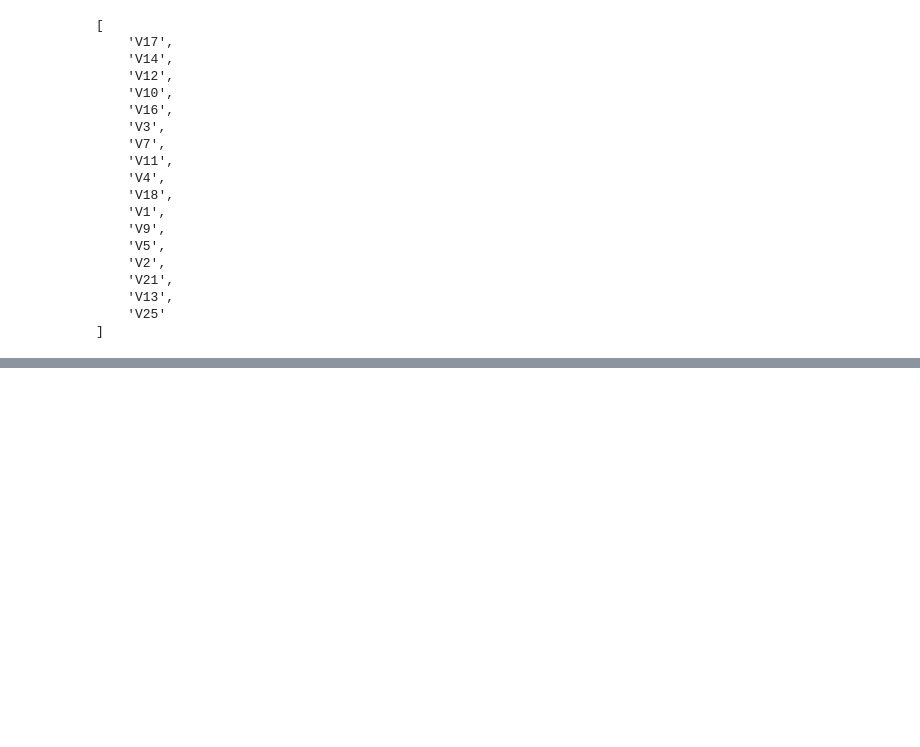
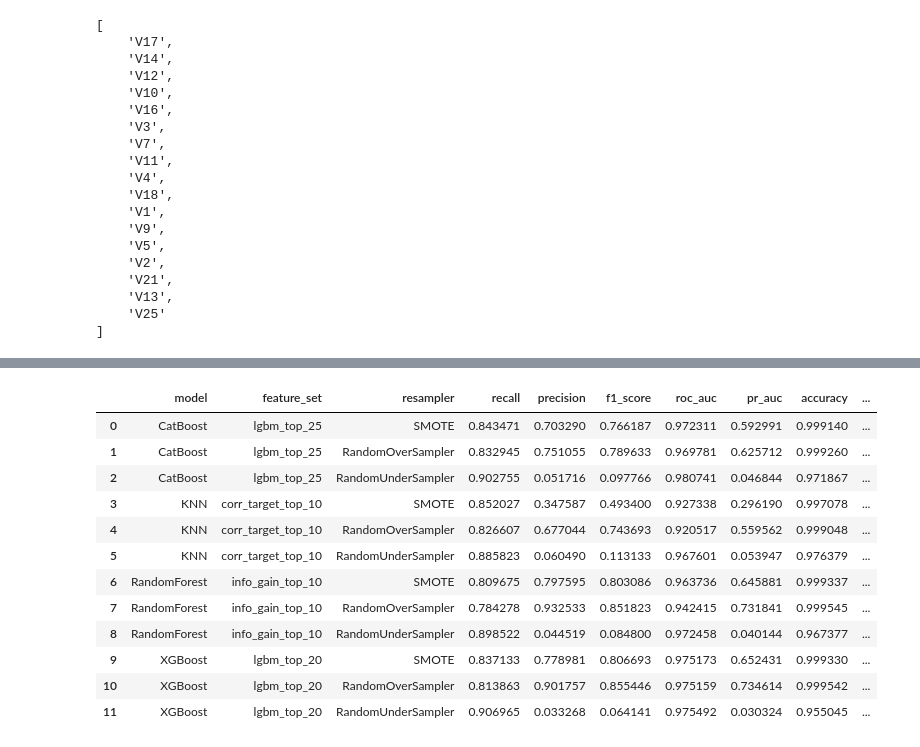
Before and after one commit to tinazezlin/credit-card-fraud-detection, a Jupyter notebook: ccf-detection/notebooks/Exploratory_data_analysis.ipynb, the cells around one changed output, grey strips where cells are left out. Saved outputs shown, nothing was run; the diff lists cells and outputs as text; code cells hidden in the pictures; blank space fills up the shorter version.

```diff
--- a/ccf-detection/notebooks/Exploratory_data_analysis.ipynb
+++ b/ccf-detection/notebooks/Exploratory_data_analysis.ipynb
@@ -370,0 +485,23 @@ feature_vectors['intersection_2plus']
+# %%
+import pandas as pd
+df_resampling_res = pd.read_csv('../data/08_reporting/model_resampling_results.csv')
+df_resampling_res_all = pd.read_csv('../data/08_reporting/model_resampling_results_all_features.csv')
+
+df_resampling_ee = pd.read_csv('../data/08_reporting/model_custom_easy_ensamble_results.csv')
+df_resampling_ee_all = pd.read_csv('../data/08_reporting/model_custom_easy_ensamble_results_all_features.csv')
+# %%
+df_resampling_res
+# %% [output]
+|  | model | feature_set | resampler | recall | precision | f1_score | roc_auc | pr_auc | accuracy | ... |
+| 0 | CatBoost | lgbm_top_25 | SMOTE | 0.843471 | 0.703290 | 0.766187 | 0.972311 | 0.592991 | 0.999140 | ... |
+| 1 | CatBoost | lgbm_top_25 | RandomOverSampler | 0.832945 | 0.751055 | 0.789633 | 0.969781 | 0.625712 | 0.999260 | ... |
+| 2 | CatBoost | lgbm_top_25 | RandomUnderSampler | 0.902755 | 0.051716 | 0.097766 | 0.980741 | 0.046844 | 0.971867 | ... |
+| 3 | KNN | corr_target_top_10 | SMOTE | 0.852027 | 0.347587 | 0.493400 | 0.927338 | 0.296190 | 0.997078 | ... |
+| 4 | KNN | corr_target_top_10 | RandomOverSampler | 0.826607 | 0.677044 | 0.743693 | 0.920517 | 0.559562 | 0.999048 | ... |
+| 5 | KNN | corr_target_top_10 | RandomUnderSampler | 0.885823 | 0.060490 | 0.113133 | 0.967601 | 0.053947 | 0.976379 | ... |
+| 6 | RandomForest | info_gain_top_10 | SMOTE | 0.809675 | 0.797595 | 0.803086 | 0.963736 | 0.645881 | 0.999337 | ... |
+| 7 | RandomForest | info_gain_top_10 | RandomOverSampler | 0.784278 | 0.932533 | 0.851823 | 0.942415 | 0.731841 | 0.999545 | ... |
+| 8 | RandomForest | info_gain_top_10 | RandomUnderSampler | 0.898522 | 0.044519 | 0.084800 | 0.972458 | 0.040144 | 0.967377 | ... |
+| 9 | XGBoost | lgbm_top_20 | SMOTE | 0.837133 | 0.778981 | 0.806693 | 0.975173 | 0.652431 | 0.999330 | ... |
+| 10 | XGBoost | lgbm_top_20 | RandomOverSampler | 0.813863 | 0.901757 | 0.855446 | 0.975159 | 0.734614 | 0.999542 | ... |
+| 11 | XGBoost | lgbm_top_20 | RandomUnderSampler | 0.906965 | 0.033268 | 0.064141 | 0.975492 | 0.030324 | 0.955045 | ... |
```
Also changed, not shown: parts of 13 cells of this notebook.
